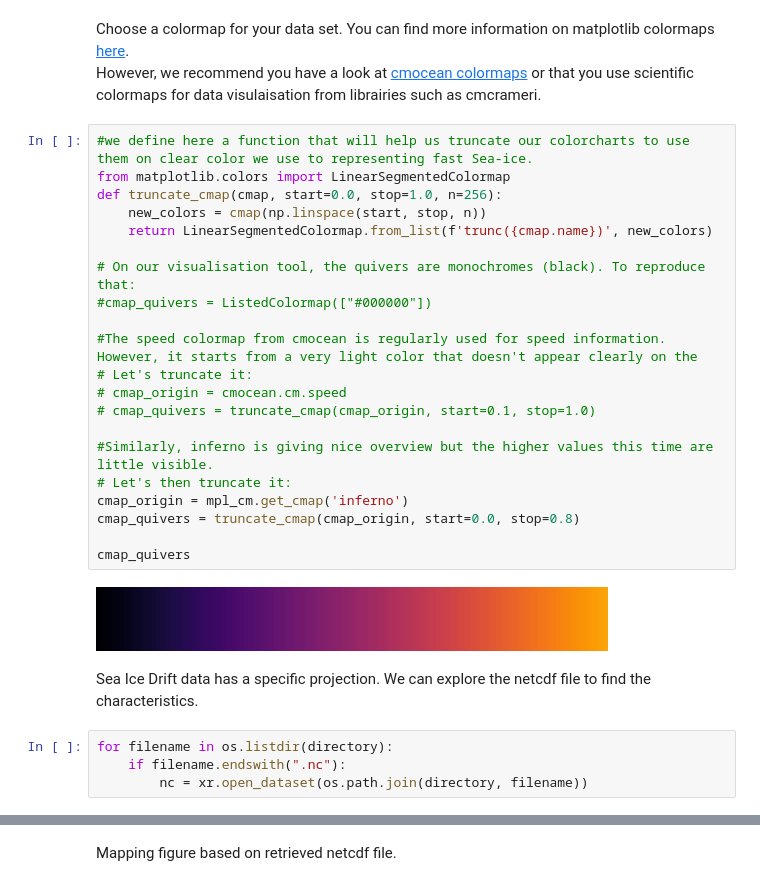
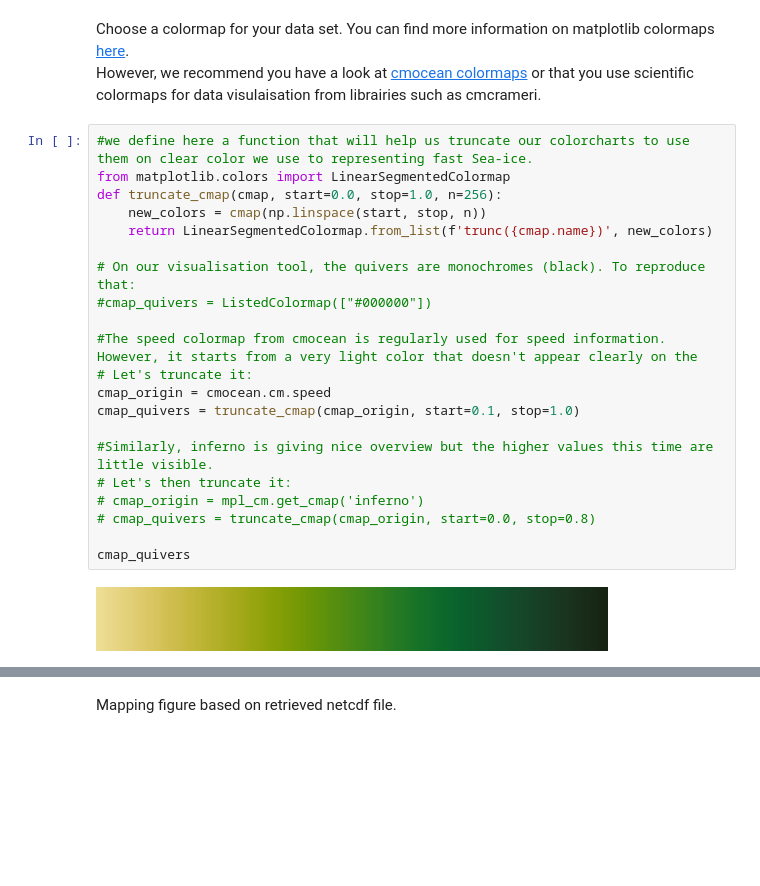
Before and after one commit to eumetsat/learn-osi-saf-sea-ice, a Jupyter notebook: 1_OSI_SAF_sea_ice_introductory/1_3d_OSI_SAF_sea_ice_mapping_Ice_Drift.ipynb, the cells around one changed output, grey strips where cells are left out. Drawn from its saved outputs; the diff is of its cells as text; blank space fills up the shorter version.

```diff
--- a/1_OSI_SAF_sea_ice_introductory/1_3d_OSI_SAF_sea_ice_mapping_Ice_Drift.ipynb
+++ b/1_OSI_SAF_sea_ice_introductory/1_3d_OSI_SAF_sea_ice_mapping_Ice_Drift.ipynb
@@ -262,29 +262,23 @@ However, we recommend you have a look at <a href=" https://matplotlib.org/cmocea
 # %%
 #we define here a function that will help us truncate our colorcharts to use them on clear color we use to representing fast Sea-ice.
 from matplotlib.colors import LinearSegmentedColormap
 def truncate_cmap(cmap, start=0.0, stop=1.0, n=256):
     new_colors = cmap(np.linspace(start, stop, n))
     return LinearSegmentedColormap.from_list(f'trunc({cmap.name})', new_colors)
 
 # On our visualisation tool, the quivers are monochromes (black). To reproduce that:
 #cmap_quivers = ListedColormap(["#000000"])
 
 #The speed colormap from cmocean is regularly used for speed information. However, it starts from a very light color that doesn't appear clearly on the
 # Let's truncate it:
-# cmap_origin = cmocean.cm.speed
-# cmap_quivers = truncate_cmap(cmap_origin, start=0.1, stop=1.0)
+cmap_origin = cmocean.cm.speed
+cmap_quivers = truncate_cmap(cmap_origin, start=0.1, stop=1.0)
 
 #Similarly, inferno is giving nice overview but the higher values this time are little visible.
 # Let's then truncate it:
-cmap_origin = mpl_cm.get_cmap('inferno')
-cmap_quivers = truncate_cmap(cmap_origin, start=0.0, stop=0.8)
+# cmap_origin = mpl_cm.get_cmap('inferno')
+# cmap_quivers = truncate_cmap(cmap_origin, start=0.0, stop=0.8)
 
 cmap_quivers
 # %% [output]
-[figure, old version]
+[figure, new version]
-# %% [markdown]
-Sea Ice Drift data has a specific projection. We can explore the netcdf file to find the characteristics.
-# %%
-for filename in os.listdir(directory):
-    if filename.endswith(".nc"):
-        nc = xr.open_dataset(os.path.join(directory, filename))
```
Also changed, not shown: parts of 3 cells of this notebook.
